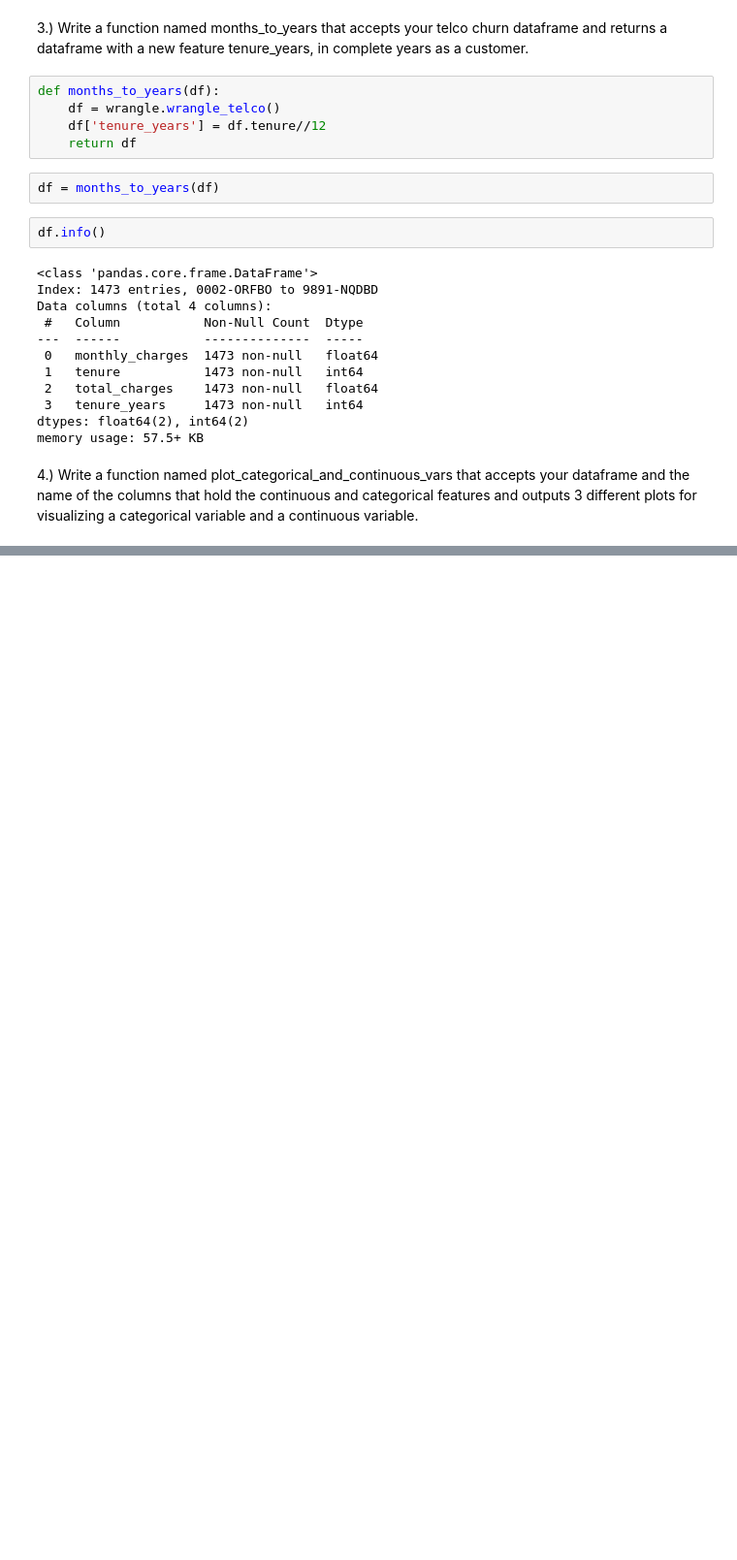
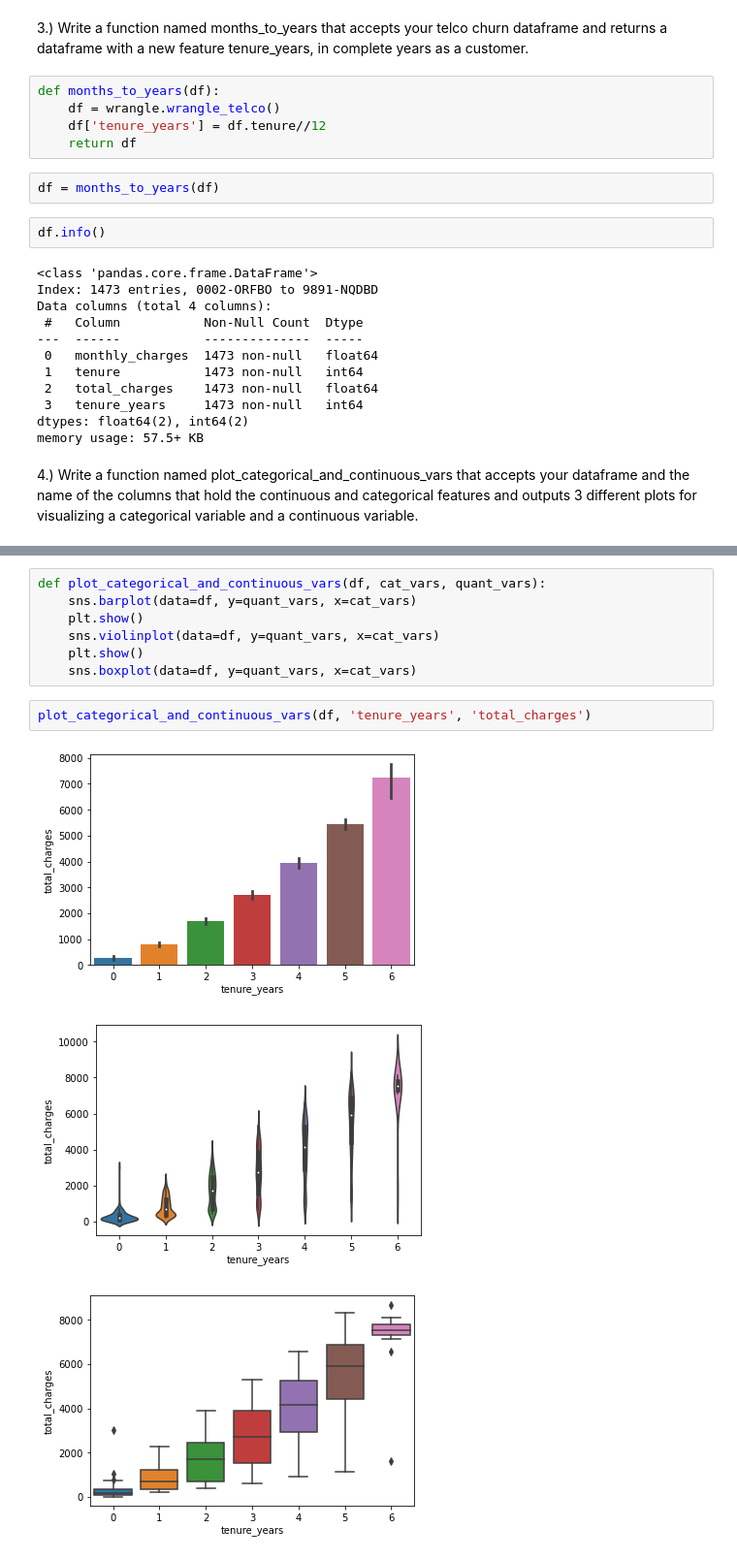
Before and after one commit to annah-vu/regression-exercises, a Jupyter notebook: explore.ipynb, the cells around one changed output, grey strips where cells are left out. Shown at 97% size. Cells and saved outputs as stored; diff of their text form; blank space fills up the shorter version.

```diff
--- a/explore.ipynb
+++ b/explore.ipynb
@@ -136,0 +179,13 @@ memory usage: 57.5+ KB
+# %%
+def plot_categorical_and_continuous_vars(df, cat_vars, quant_vars):
+    sns.barplot(data=df, y=quant_vars, x=cat_vars)
+    plt.show()
+    sns.violinplot(data=df, y=quant_vars, x=cat_vars)
+    plt.show()
+    sns.boxplot(data=df, y=quant_vars, x=cat_vars)
+# %%
+plot_categorical_and_continuous_vars(df, 'tenure_years', 'total_charges')
+# %% [output]
+[figure, added]
+[figure, added]
+[figure, added]
```
Also changed, not shown: parts of 22 cells of this notebook, 1 other file.
